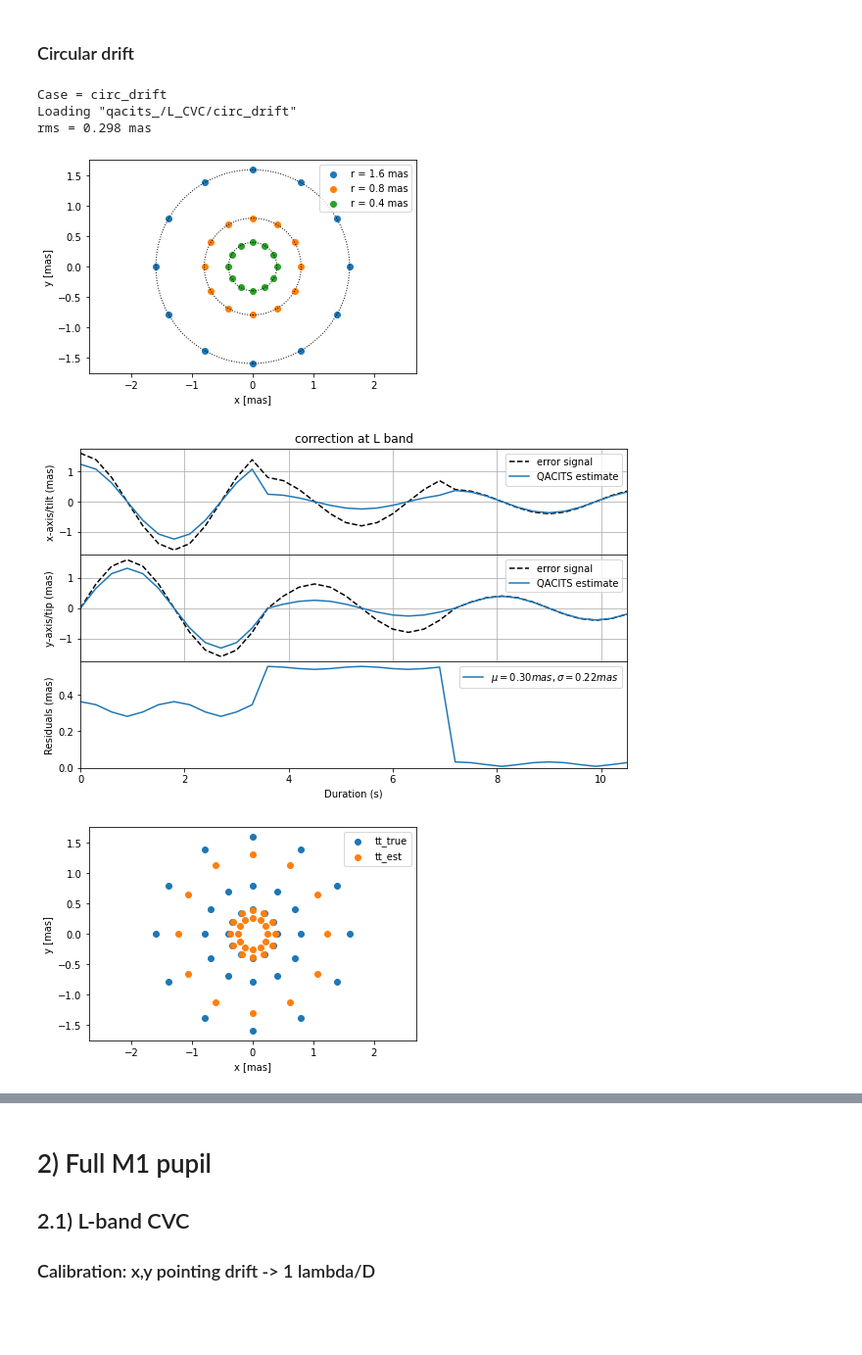
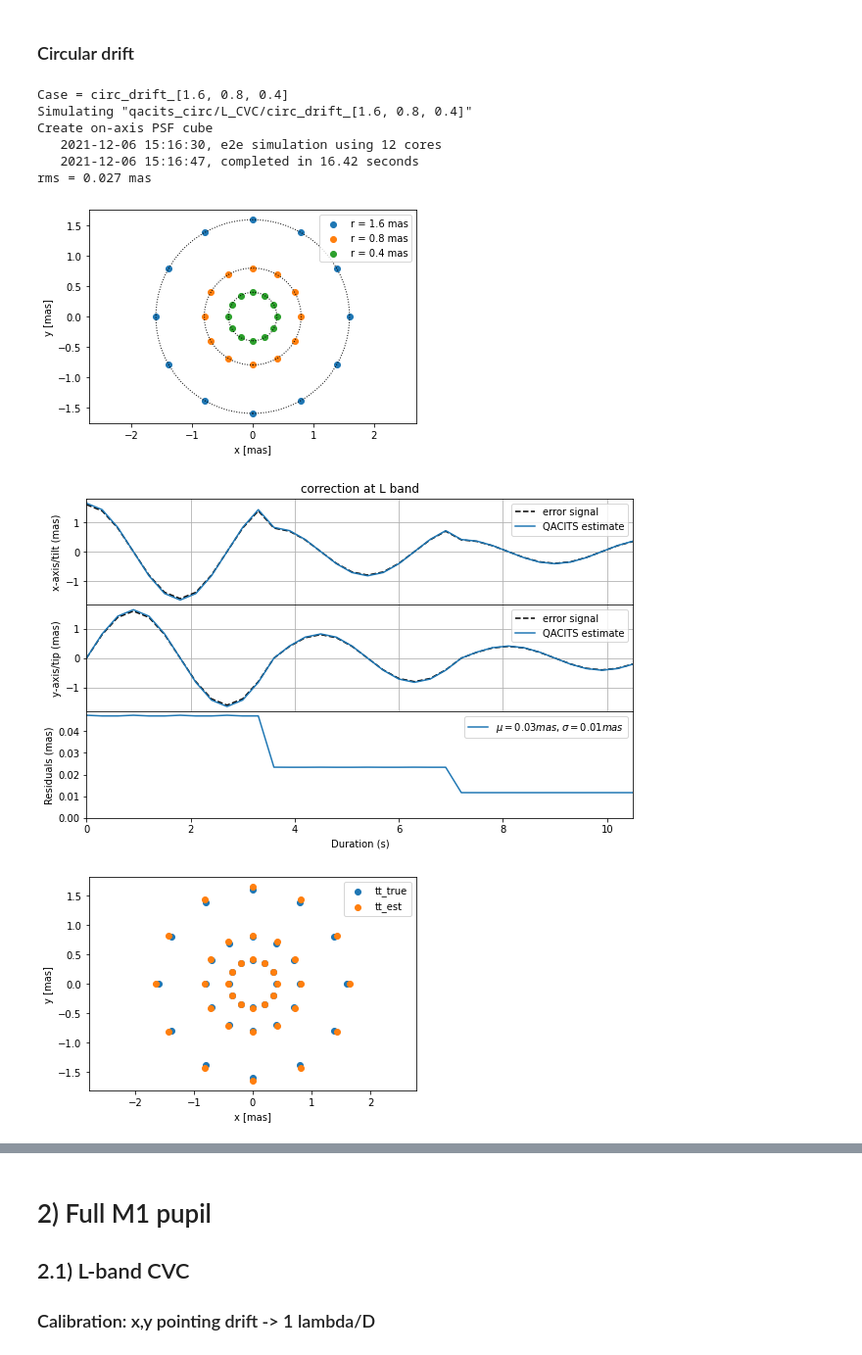
Before and after one commit to vortex-exoplanet/HEEPS, a Jupyter notebook: tools/qacits/qacits_psfs.ipynb, the cells around one changed output, grey strips where cells are left out. Shown at 98% size. Saved outputs shown, nothing was run; the diff lists cells and outputs as text; code cells hidden in the pictures; blank space fills up the shorter version.

```diff
--- a/tools/qacits/qacits_psfs.ipynb
+++ b/tools/qacits/qacits_psfs.ipynb
@@ -129,6 +129,9 @@ def circ_drift(radii, npts=12):
 
 def create_psfs(band, mode, ls_params, case='calib', pupil_shape='', target='',
         radii=[1.6, .8, .4], verbose=False):
+    # add radii to circ drift case name
+    if 'circ_drift' in case:
+        case += '_' + str(radii)
     # initialize conf
     dir_output = os.path.join('qacits_%s/%s_%s'%(pupil_shape, band, mode),
             target, case)
@@ -310,13 +313,16 @@ rms = 0.703 mas
 # %% [markdown]
 ### Circular drift
 # %%
-conf, psf, psfs, tt_lamD = create_psfs('L', 'CVC', [0.0291, 0.08, 0.0317], 'circ_drift')
+conf, psf, psfs, tt_lamD = create_psfs('L', 'CVC', [0.0291, 0.08, 0.0317], 'circ_drift', pupil_shape='circ')
 _, tt_true, tt_est = plot_point_err(conf, psf, psfs, tt_lamD, qacits_params=circ_params);
 plot_circ_drift(tt_true, tt_est)
 # %% [output]
-Case = circ_drift
-Loading "qacits_/L_CVC/circ_drift"
-rms = 0.298 mas
+Case = circ_drift_[1.6, 0.8, 0.4]
+Simulating "qacits_circ/L_CVC/circ_drift_[1.6, 0.8, 0.4]"
+Create on-axis PSF cube
+   2021-12-06 15:16:30, e2e simulation using 12 cores
+   2021-12-06 15:16:47, completed in 16.42 seconds
+rms = 0.027 mas
 [figure]
-[figure, old version]
+[figure, new version]
-[figure, old version]
+[figure, new version]
```
Also changed, not shown: parts of 3 cells of this notebook.
